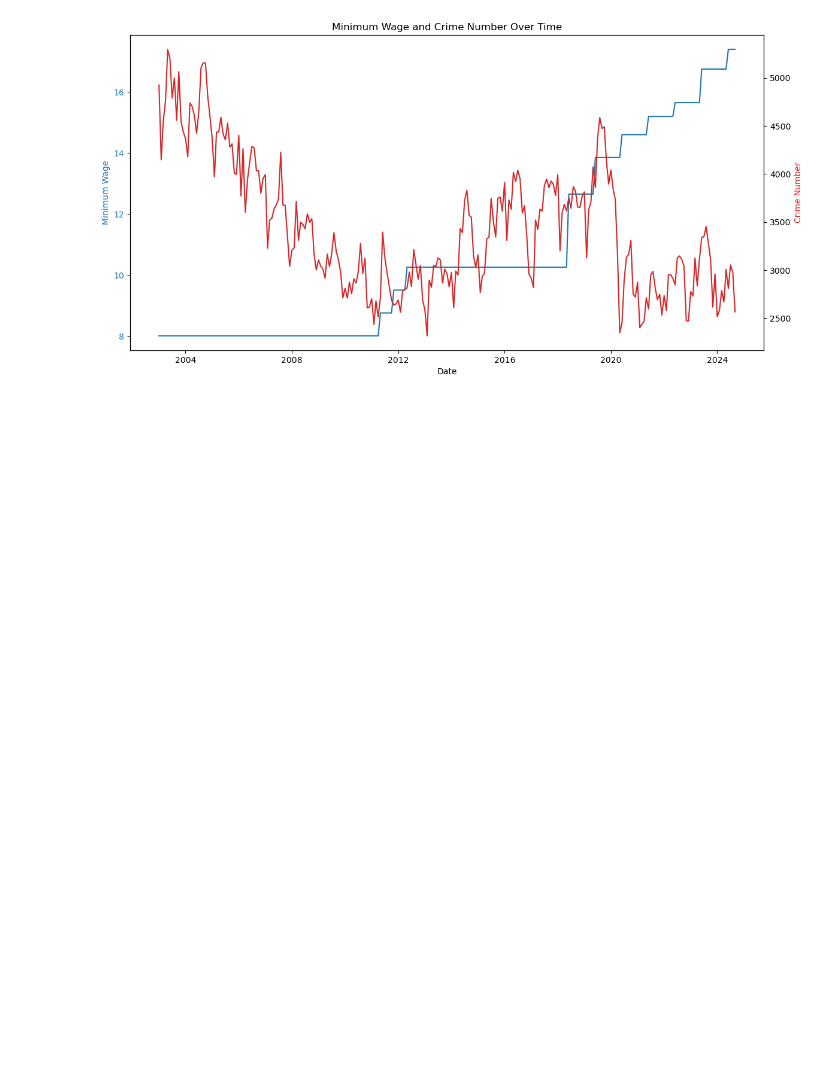
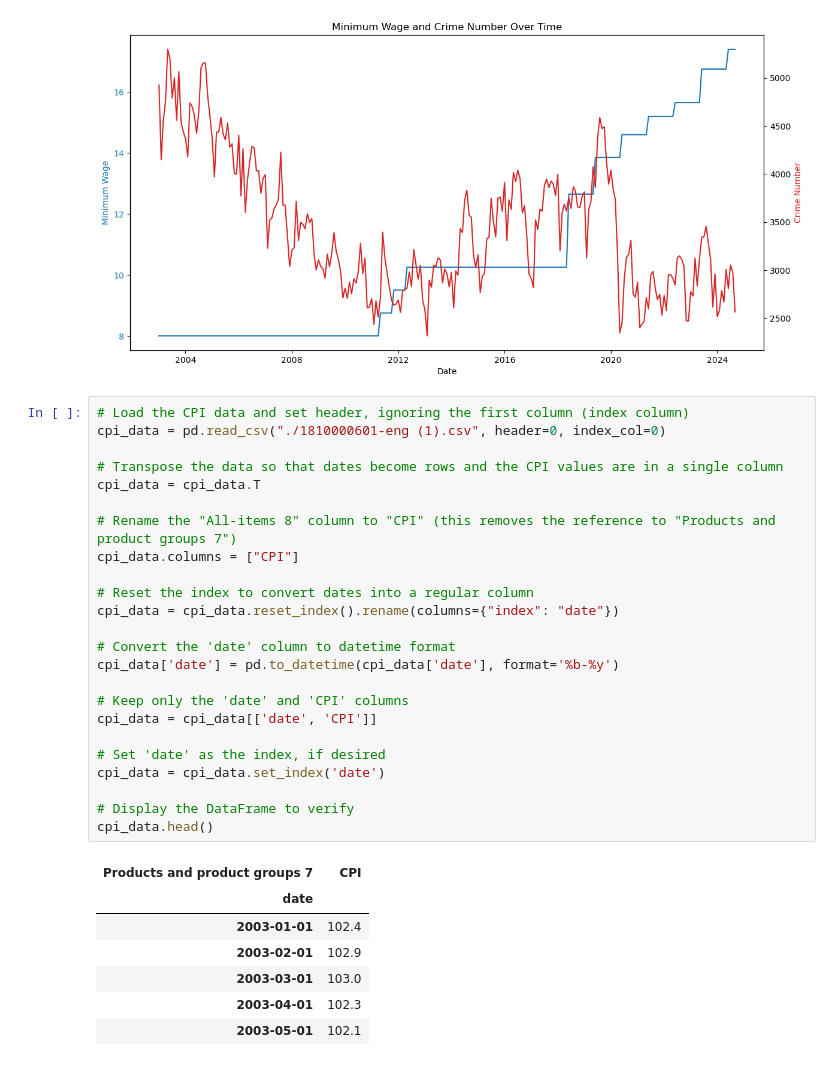
Before and after one commit to HantzeWANG/ECON490, a Jupyter notebook: CrimePrediction.ipynb, the cells around one changed output. Saved outputs shown, nothing was run; the diff lists cells and outputs as text; blank space fills up the shorter version.

Commit message:
merged CPI data

```diff
--- a/CrimePrediction.ipynb
+++ b/CrimePrediction.ipynb
@@ -101,3 +101,35 @@ plt.title('Minimum Wage and Crime Number Over Time')
 plt.show()
 # %% [output]
 [figure]
+# %%
+# Load the CPI data and set header, ignoring the first column (index column)
+cpi_data = pd.read_csv("./1810000601-eng (1).csv", header=0, index_col=0)
+
+# Transpose the data so that dates become rows and the CPI values are in a single column
+cpi_data = cpi_data.T
+
+# Rename the "All-items 8" column to "CPI" (this removes the reference to "Products and product groups 7")
+cpi_data.columns = ["CPI"]
+
+# Reset the index to convert dates into a regular column
+cpi_data = cpi_data.reset_index().rename(columns={"index": "date"})
+
+# Convert the 'date' column to datetime format
+cpi_data['date'] = pd.to_datetime(cpi_data['date'], format='%b-%y')
+
+# Keep only the 'date' and 'CPI' columns
+cpi_data = cpi_data[['date', 'CPI']]
+
+# Set 'date' as the index, if desired
+cpi_data = cpi_data.set_index('date')
+
+# Display the DataFrame to verify
+cpi_data.head()
+# %% [output]
+| Products and product groups 7 | CPI |
+| date |  |
+| 2003-01-01 | 102.4 |
+| 2003-02-01 | 102.9 |
+| 2003-03-01 | 103.0 |
+| 2003-04-01 | 102.3 |
+| 2003-05-01 | 102.1 |
```
Also changed, not shown: 1 other file.
